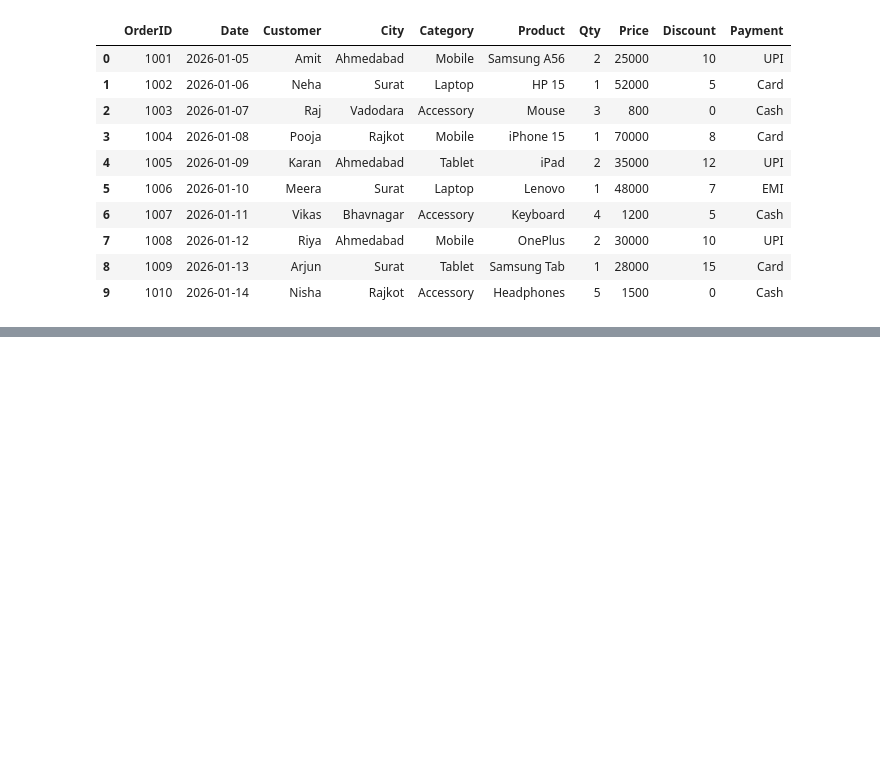
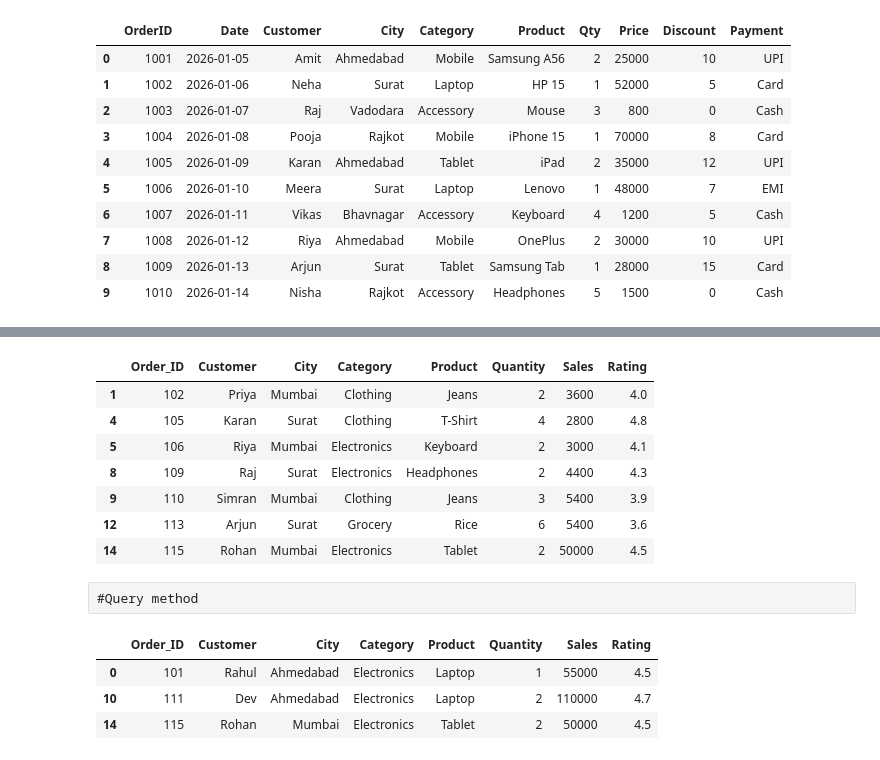
Before and after one commit to karanrathod232004/Pandas, a Jupyter notebook: Day3_Data selection & Filtering.ipynb, the cells around one changed output, grey strips where cells are left out. Cells and saved outputs as stored; diff of their text form; code cells hidden in the pictures; blank space fills up the shorter version.

```diff
--- a/Day3_Data selection & Filtering.ipynb
+++ b/Day3_Data selection & Filtering.ipynb
@@ -330,0 +566,22 @@ df1[df1["Price"] >= 50000]
+# %%
+#Find orders where city is mumbai or surat
+df[(df["City"] == "Mumbai") | (df["City"] == "Surat")]
+# %% [output]
+|  | Order_ID | Customer | City | Category | Product | Quantity | Sales | Rating |
+| 1 | 102 | Priya | Mumbai | Clothing | Jeans | 2 | 3600 | 4.0 |
+| 4 | 105 | Karan | Surat | Clothing | T-Shirt | 4 | 2800 | 4.8 |
+| 5 | 106 | Riya | Mumbai | Electronics | Keyboard | 2 | 3000 | 4.1 |
+| 8 | 109 | Raj | Surat | Electronics | Headphones | 2 | 4400 | 4.3 |
+| 9 | 110 | Simran | Mumbai | Clothing | Jeans | 3 | 5400 | 3.9 |
+| 12 | 113 | Arjun | Surat | Grocery | Rice | 6 | 5400 | 3.6 |
+| 14 | 115 | Rohan | Mumbai | Electronics | Tablet | 2 | 50000 | 4.5 |
+# %% [raw]
+#Query method
+# %%
+#Find orders where sales up to 12000
+df.query("Sales >= 12000")
+# %% [output]
+|  | Order_ID | Customer | City | Category | Product | Quantity | Sales | Rating |
+| 0 | 101 | Rahul | Ahmedabad | Electronics | Laptop | 1 | 55000 | 4.5 |
+| 10 | 111 | Dev | Ahmedabad | Electronics | Laptop | 2 | 110000 | 4.7 |
+| 14 | 115 | Rohan | Mumbai | Electronics | Tablet | 2 | 50000 | 4.5 |
```
Also changed, not shown: parts of 42 cells of this notebook.
